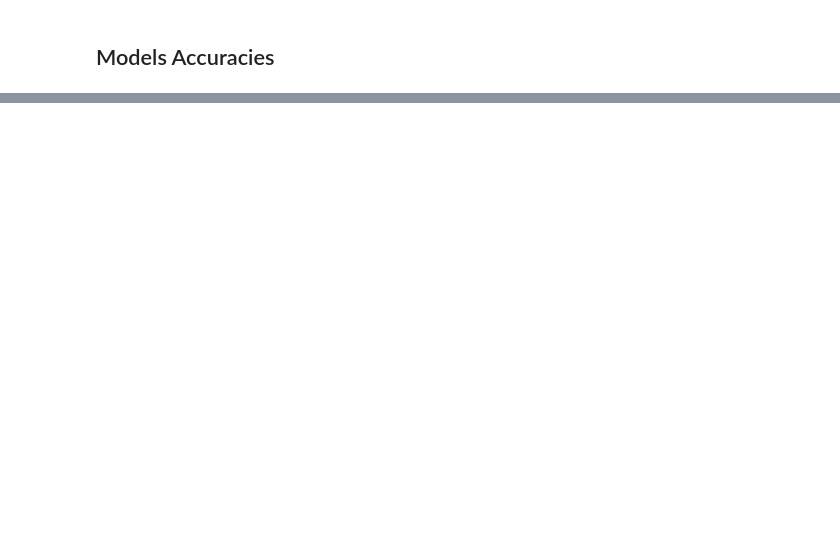
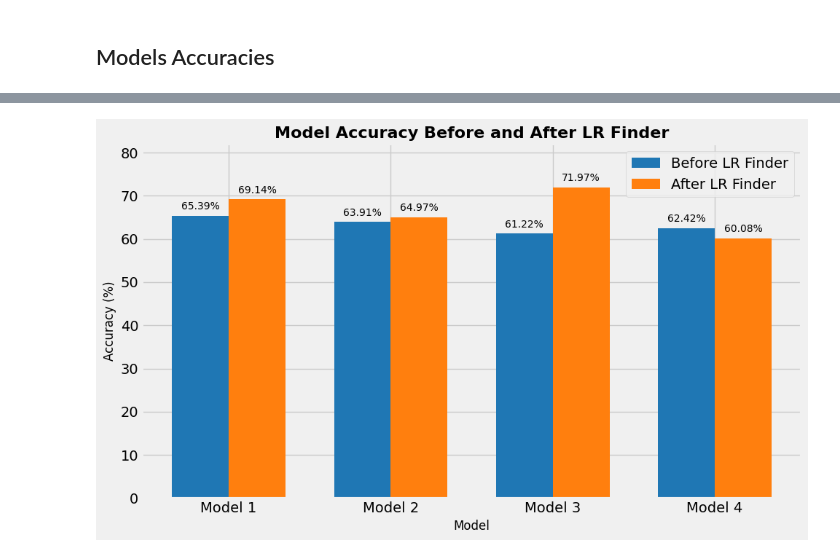
Before and after one commit to TomazFilgueira/UFRN-ML-2025-1-AutoParts_Classification, a Jupyter notebook: Iracing_classification.ipynb, the cells around one changed output, grey strips where cells are left out. Cells and saved outputs as stored; diff of their text form; code cells hidden in the pictures; blank space fills up the shorter version.

Commit message:
compare LR finder before/after

```diff
--- a/Iracing_classification.ipynb
+++ b/Iracing_classification.ipynb
@@ -2132,0 +2230,40 @@ print(f"Re-trained Model 4 (n_feature=5):   Accuracy = {acc_retrained4:.2f}%")
+# %%
+# Accuracies before LR Finder (from previous results, for example)
+# Replace these with your actual "before" values if different
+acc_before = [65.39, 63.91, 61.22, 62.42]  # Example: previous bests
+
+# Accuracies after LR Finder (from retrained models)
+acc_after = [
+    acc_retrained,
+    acc_retrained2,
+    acc_retrained3,
+    acc_retrained4
+]
+
+model_names = ['Model 1', 'Model 2', 'Model 3', 'Model 4']
+x = range(len(model_names))
+
+fig, ax = plt.subplots(figsize=(10, 6))
+bar_width = 0.35
+
+bars1 = ax.bar([i - bar_width/2 for i in x], acc_before, width=bar_width, label='Before LR Finder', color='#1f77b4')
+bars2 = ax.bar([i + bar_width/2 for i in x], acc_after, width=bar_width, label='After LR Finder', color='#ff7f0e')
+
+ax.set_xlabel('Model', fontsize=12)
+ax.set_ylabel('Accuracy (%)', fontsize=12)
+ax.set_title('Model Accuracy Before and After LR Finder', fontsize=16, fontweight='bold')
+ax.set_xticks(x)
+ax.set_xticklabels(model_names)
+ax.set_ylim(0, max(acc_before + acc_after) + 10)
+ax.legend()
+
+# Annotate bars
+for bars in [bars1, bars2]:
+    for bar in bars:
+        yval = bar.get_height()
+        ax.text(bar.get_x() + bar.get_width()/2, yval + 1, f'{yval:.2f}%', ha='center', va='bottom', fontsize=10)
+
+plt.tight_layout()
+plt.show()
+# %% [output]
+[figure, added]
```
Also changed, not shown: parts of 3 cells of this notebook, 1 other file.
